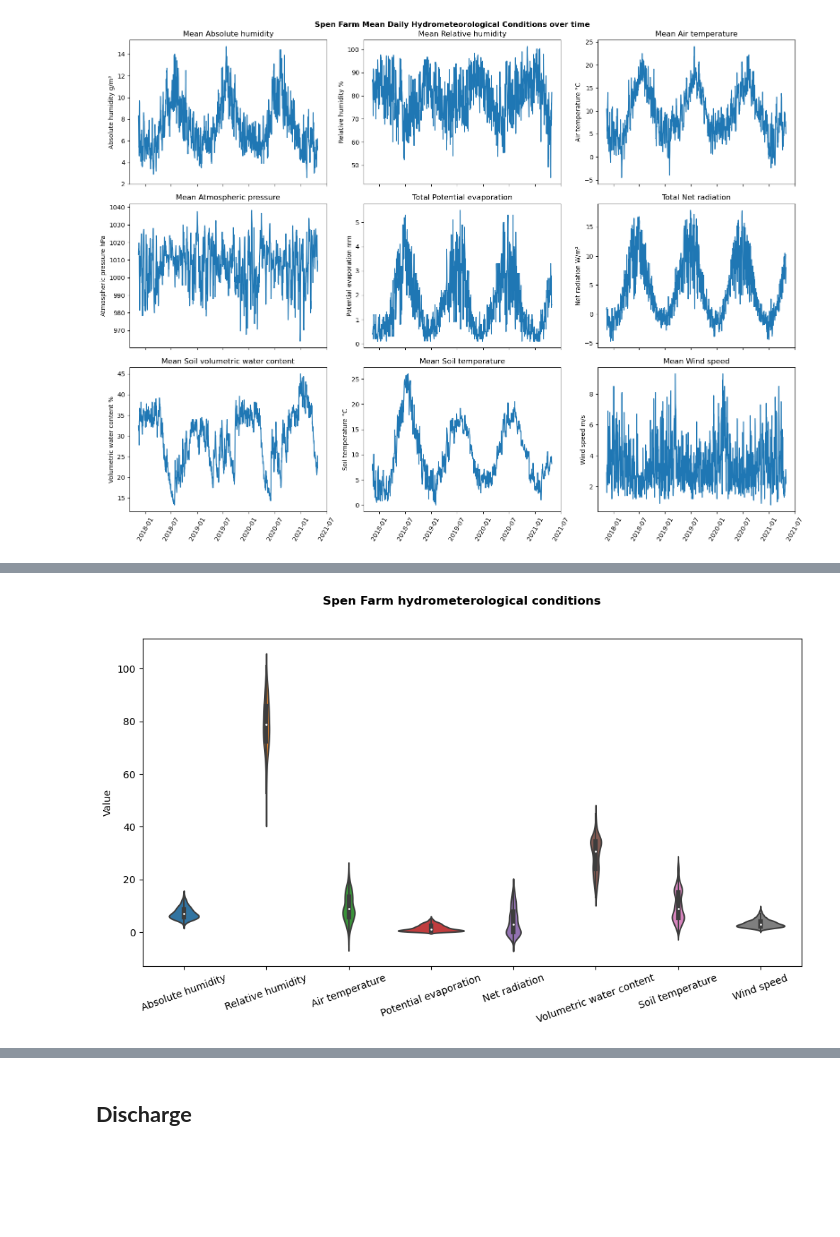
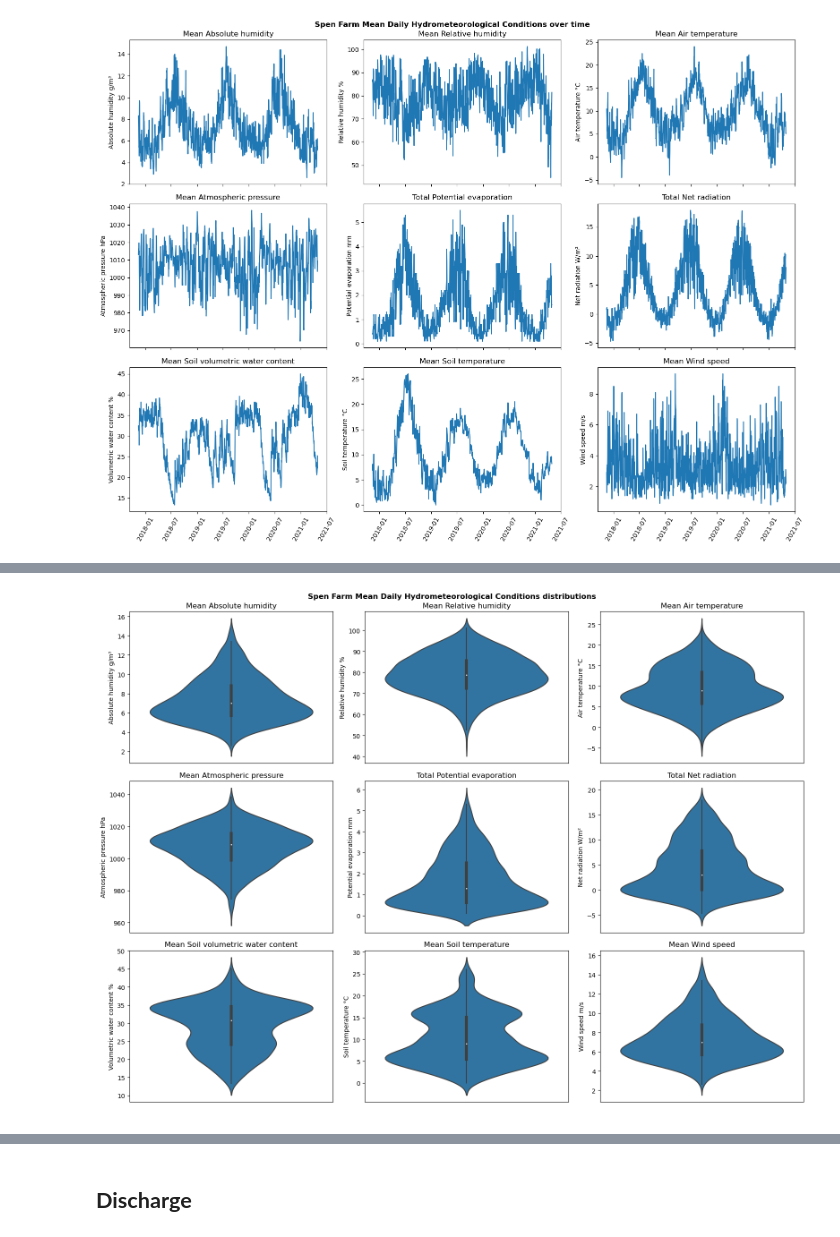
Before and after one commit to twrighta/Dissertation, a Jupyter notebook: Dissertation_EDA.ipynb, the cells around one changed output, grey strips where cells are left out. Drawn from its saved outputs; the diff is of its cells as text; code cells hidden in the pictures; blank space fills up the shorter version.

```diff
--- a/Dissertation_EDA.ipynb
+++ b/Dissertation_EDA.ipynb
@@ -294,34 +448,62 @@ Produce a violin plot depicting the variability in recorded values of each hydro
 # %%
-#Violin plot of all Spen farm data, excluding atmospheric pressure.
-fig, ax = plt.subplots()
-fig.set_size_inches(12, 6)
+fig, ax = plt.subplots(nrows = 3,
+                       ncols = 3,
+                       sharex = True,
+                       sharey = False
+                      )
 
-plt.suptitle('Spen Farm hydrometerological conditions',
+fig.set_size_inches(16,12)
+plt.suptitle('Spen Farm Mean Daily Hydrometeorological Conditions distributions',
             fontweight = 'bold')
-sns.violinplot(data = full_dataset[['SF_absolute_humidity',
-                                    'SF_relative_humidity',
-                                    'SF_mean_air_temperature',
-                                    'SF_potential_evaporation',
-                                    'SF_net_radiation',
-                                    'SF_volumetric_water_content',
-                                    'SF_soil_temperature',
-                                    'SF_wind_speed'
-                                   ]])
 
-plt.xticks(ticks = ax.get_xticks(),
-           labels = ['Absolute humidity',
-                     'Relative humidity',
-                     'Air temperature',
-                     'Potential evaporation',
-                     'Net radiation',
-                     'Volumetric water content',
-                     'Soil temperature',
-                     'Wind speed'
-                    ])
+sns.violinplot(data = full_dataset['SF_absolute_humidity'], ax = ax[0, 0])
+ax[0, 0].set_title('Mean Absolute humidity')
+ax[0, 0].set_ylabel('Absolute humidity g/m³')
 
-plt.xticks(rotation = 20)
+sns.violinplot(data = full_dataset['SF_relative_humidity'], ax = ax[0, 1])
+ax[0, 1].set_title('Mean Relative humidity')
+ax[0, 1].set_ylabel('Relative humidity %')
 
-plt.ylabel('Value')
+sns.violinplot(data = full_dataset['SF_mean_air_temperature'], ax = ax[0, 2])
+ax[0, 2].set_title('Mean Air temperature')
+ax[0, 2].set_ylabel('Air temperature °C')
+
+sns.violinplot(data = full_dataset['SF_atmospheric_pressure'], ax = ax[1, 0])
+ax[1, 0].set_title('Mean Atmospheric pressure')
+ax[1, 0].set_ylabel('Atmospheric pressure hPa')
+
+sns.violinplot(data = full_dataset['SF_potential_evaporation'], ax = ax[1, 1])
+ax[1, 1].set_title('Total Potential evaporation')
+ax[1, 1].set_ylabel('Potential evaporation mm')
+
+sns.violinplot(data = full_dataset['SF_net_radiation'], ax = ax[1, 2])
+ax[1, 2].set_title('Total Net radiation')
+ax[1, 2].set_ylabel('Net radiation W/m²')
+
+sns.violinplot(data = full_dataset['SF_volumetric_water_content'], ax = ax[2, 0])
+ax[2, 0].set_title('Mean Soil volumetric water content')
+ax[2, 0].set_ylabel('Volumetric water content %')
+
+sns.violinplot(data = full_dataset['SF_soil_temperature'], ax = ax[2, 1])
+ax[2, 1].set_title('Mean Soil temperature')
+ax[2, 1].set_ylabel('Soil temperature °C')
+
+sns.violinplot(data = full_dataset['SF_absolute_humidity'], ax = ax[2, 2])
+ax[2, 2].set_title('Mean Wind speed')
+ax[2, 2].set_ylabel('Wind speed m/s')
+
+
+for ax in ax.flatten():
+    plt.sca(ax)
+    plt.tick_params('x',
+                color = 'white',
+                labelcolor = 'white'
+               )
+
+plt.tight_layout()
+
+plt.savefig(fname = 'D:/Year 3/GEOG3605 - Dissertation/EDA_graphs/spen_farm_hydrometeorological_variable_violin_grid',
+                format = 'jpg')
 plt.show()
 # %% [output]
-[figure, old version]
+[figure, new version]
```
Also changed, not shown: parts of 22 cells of this notebook.
